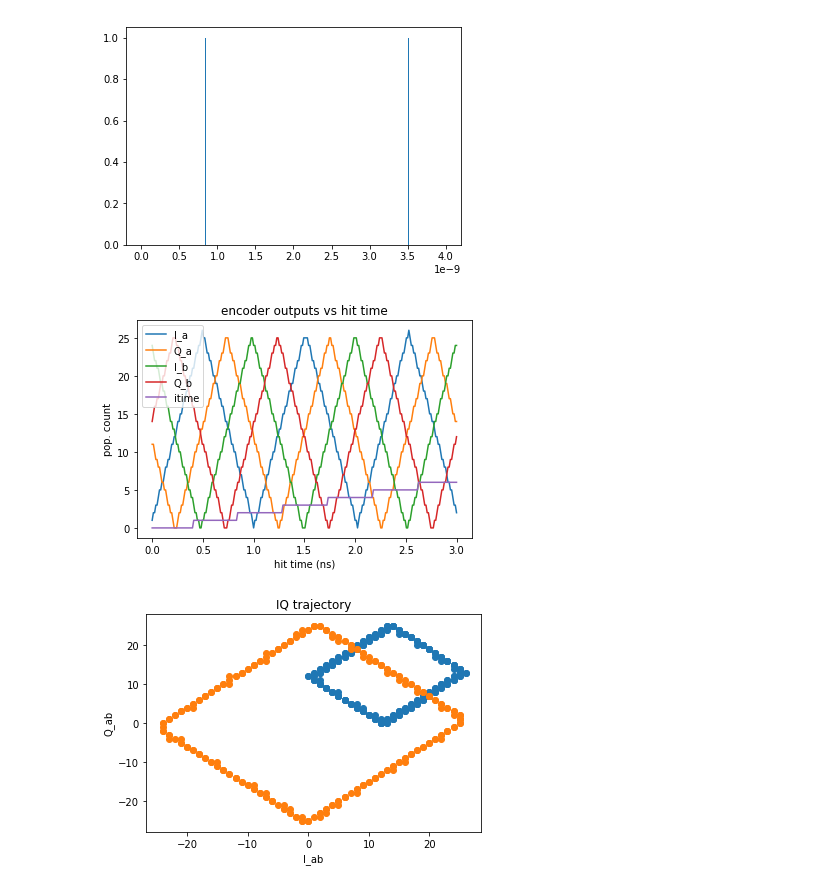
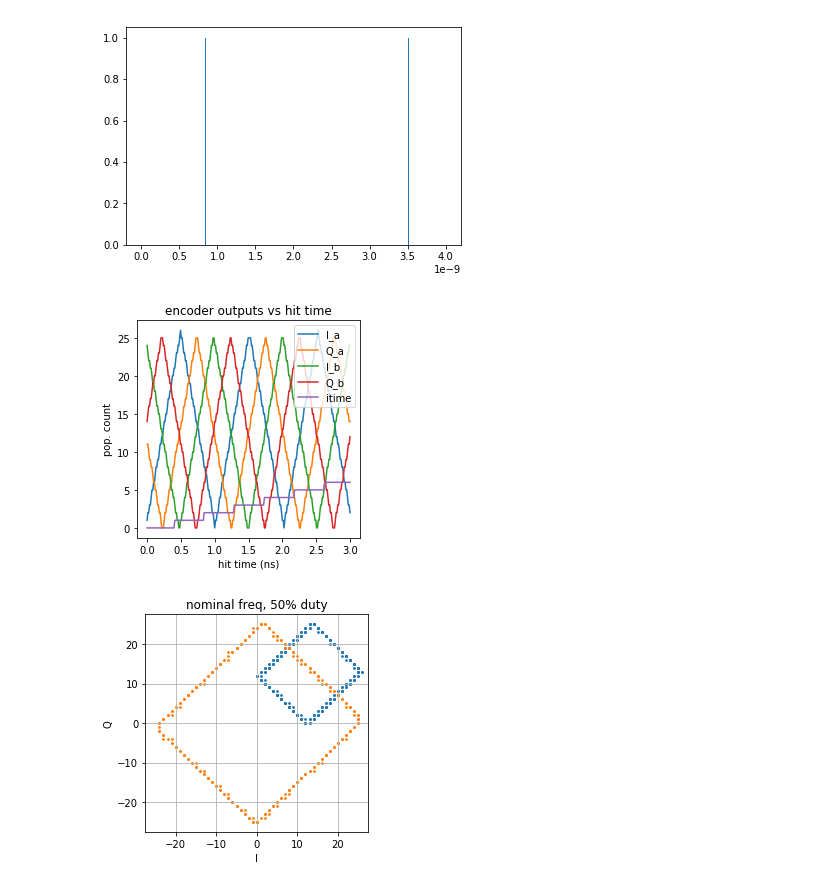
Before and after one commit to acidbourbon/lab_bench, a Jupyter notebook: workdir/jupyter/software_examples/sigproc_kit/IQ_TDC_paper/IQ_TDC_for_paper-25.ipynb, the cells around one changed output. Cells and saved outputs as stored; diff of their text form; code cells hidden in the pictures.

```diff
--- a/workdir/jupyter/software_examples/sigproc_kit/IQ_TDC_paper/IQ_TDC_for_paper-25.ipynb
+++ b/workdir/jupyter/software_examples/sigproc_kit/IQ_TDC_paper/IQ_TDC_for_paper-25.ipynb
@@ -5,3 +5,6 @@ import numpy as np
 from sigproc_kit import *
 
 from my_utils import *
+
+prop_cycle = plt.rcParams['axes.prop_cycle']
+colors = prop_cycle.by_key()['color']
@@ -116,7 +11,7 @@ def cont_phi_new(I,Q,itime,rotations,gap_centers):
 # %%
 t = np.arange(0.,4e-9,2.5e-12)
 # %%
-osc_freq=983.39e6
+osc_freq=983.56e6
 
 hit_time = 300e-12
 
@@ -178,8 +73,8 @@ intermediate_loc = np.append(tdl_hist_intermediate[0],[0])
 [figure]
 [figure]
 # %%
-I = np.array([])
-Q = np.array([])
+Ia = np.array([])
+Qa = np.array([])
 Ib = np.array([])
 Qb = np.array([])
 itime = np.array([])
@@ -190,47 +85,57 @@ for ht in hit_time:
     #osc = sqwave(2*np.pi*(t-ht)*osc_freq) >0
     osc = invrampwave(2*np.pi*(t-ht)*osc_freq) > asym_thr
     edge = t < ht
-    I = np.append(I,[np.dot(I_loc,osc)])
-    Q = np.append(Q,[np.dot(Q_loc,osc)])
+    Ia = np.append(Ia,[np.dot(I_loc,osc)])
+    Qa = np.append(Qa,[np.dot(Q_loc,osc)])
     Ib = np.append(Ib,[np.dot(Ib_loc,osc)])
     Qb = np.append(Qb,[np.dot(Qb_loc,osc)])
     itime = np.append(itime,[np.dot(intermediate_loc,edge)])
 
 #I -= np.sum(I_loc)/2
 #Q -= np.sum(Q_loc)/2
 
-plt.plot(hit_time*1e9,I    ,label="I_a")
-plt.plot(hit_time*1e9,Q    ,label="Q_a")
+plt.plot(hit_time*1e9,Ia    ,label="I_a")
+plt.plot(hit_time*1e9,Qa    ,label="Q_a")
 plt.plot(hit_time*1e9,Ib    ,label="I_b")
 plt.plot(hit_time*1e9,Qb    ,label="Q_b")
 plt.plot(hit_time*1e9,itime,label="itime")
 
 plt.xlabel("hit time (ns)")
 plt.ylabel("pop. count")
 plt.title("encoder outputs vs hit time")
 plt.legend()
 
 plt.savefig("IQ_wfm.svg")
 plt.show()
 
-plt.scatter(I,Q)
-plt.xlabel("I_a")
-plt.ylabel("Q_a")
+
+plt.rcParams["figure.figsize"] = (4,4)
+
+plt.grid(True)
+plt.scatter(Ia,Qa,s=3)
+plt.xlabel("I")
+plt.ylabel("Q")
 plt.title("IQ trajectory")
 #plt.savefig("IQ_plane.svg")
 #plt.show()
 
-plt.scatter(I-Ib,Q-Qb)
-plt.xlabel("I_ab")
-plt.ylabel("Q_ab")
-plt.title("IQ trajectory")
-#plt.savefig("IQ_plane.svg")
+plt.scatter(Ia-Ib,Qa-Qb,s=3)
+plt.title("nominal freq, 50% duty")
+
+val=27.5
+plt.xlim([-val,val])
+plt.ylim([-val,val])
+plt.savefig("IQ_plane.svg")
+plt.savefig("IQ_plane_perfect.svg")
 plt.show()
 
 # center for the atan
 
-I -= (np.max(I)+np.min(I))/2
-Q -= (np.max(Q)+np.min(Q))/2
+#I -= (np.max(I)+np.min(I))/2
+#Q -= (np.max(Q)+np.min(Q))/2
+
+I = Ia-Ib
+Q = Qa-Qb
 # %% [output]
-[figure, old version]
+[figure, new version]
-[figure, old version]
+[figure, new version]
```
Also changed, not shown: parts of 9 cells of this notebook, 6 other files.
